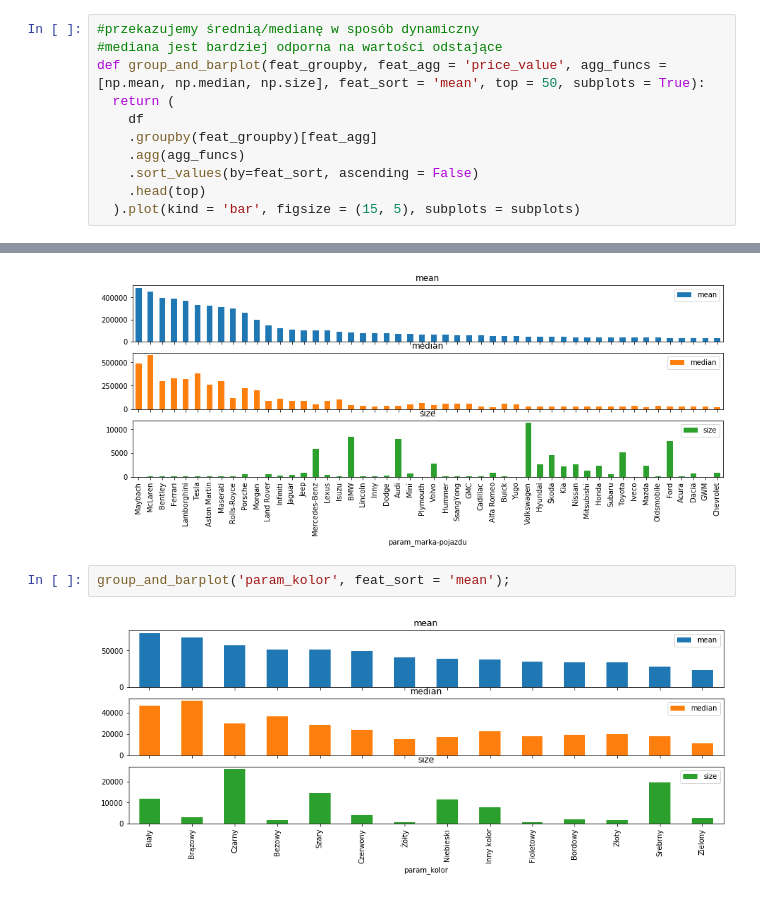
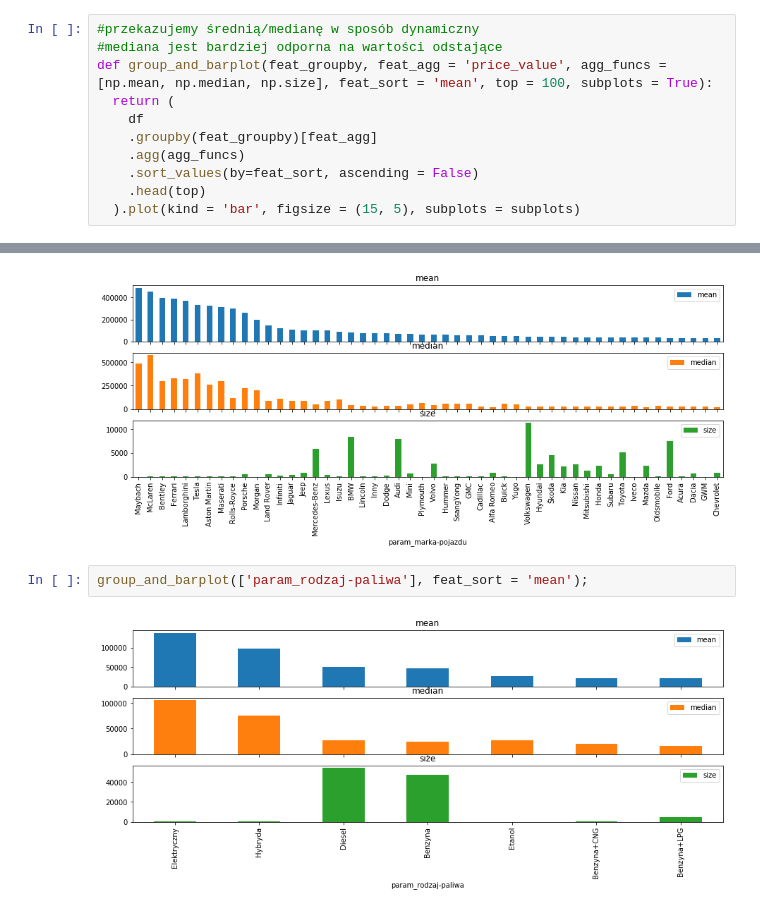
Before and after one commit to KasiaOtko/dw_matrix_car, a Jupyter notebook: day2_visualisation.ipynb, the cells around one changed output, grey strips where cells are left out. Drawn from its saved outputs; the diff is of its cells as text.

Commit message:
Add visualisation

```diff
--- a/day2_visualisation.ipynb
+++ b/day2_visualisation.ipynb
@@ -64,7 +64,7 @@ Name: price_value, dtype: float64
 # %%
 #przekazujemy średnią/medianę w sposób dynamiczny
 #mediana jest bardziej odporna na wartości odstające
-def group_and_barplot(feat_groupby, feat_agg = 'price_value', agg_funcs = [np.mean, np.median, np.size], feat_sort = 'mean', top = 50, subplots = True):
+def group_and_barplot(feat_groupby, feat_agg = 'price_value', agg_funcs = [np.mean, np.median, np.size], feat_sort = 'mean', top = 100, subplots = True):
   return (
     df
     .groupby(feat_groupby)[feat_agg]
@@ -77,6 +77,6 @@ group_and_barplot('param_marka-pojazdu');
 # %% [output]
 [figure]
 # %%
-group_and_barplot('param_kolor', feat_sort = 'mean');
+group_and_barplot(['param_rodzaj-paliwa'], feat_sort = 'mean');
 # %% [output]
-[figure, old version]
+[figure, new version]
```
